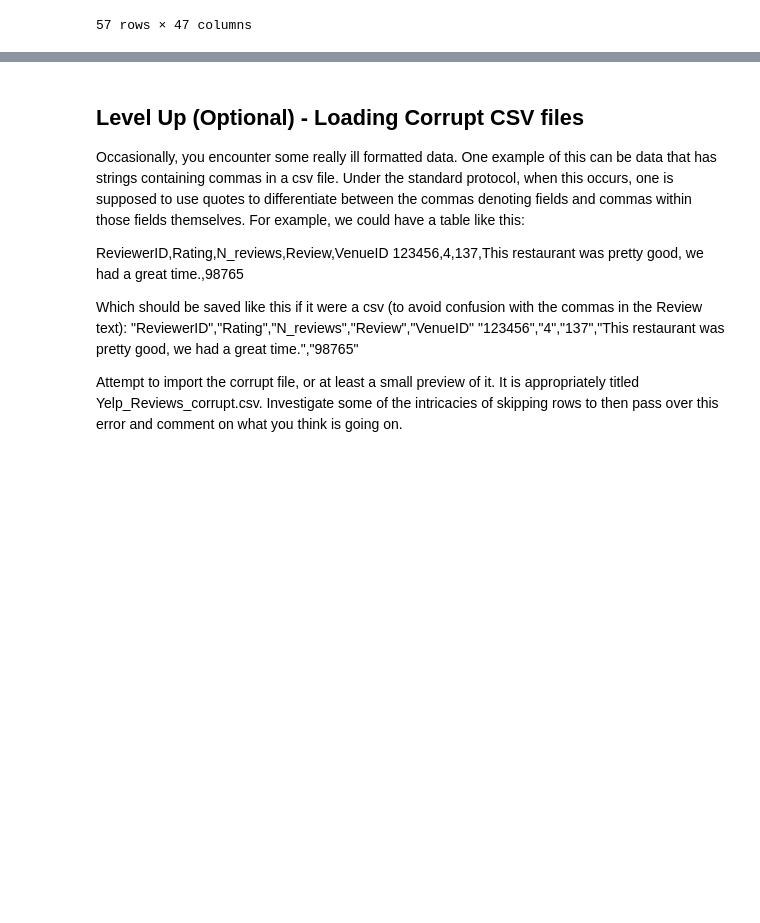
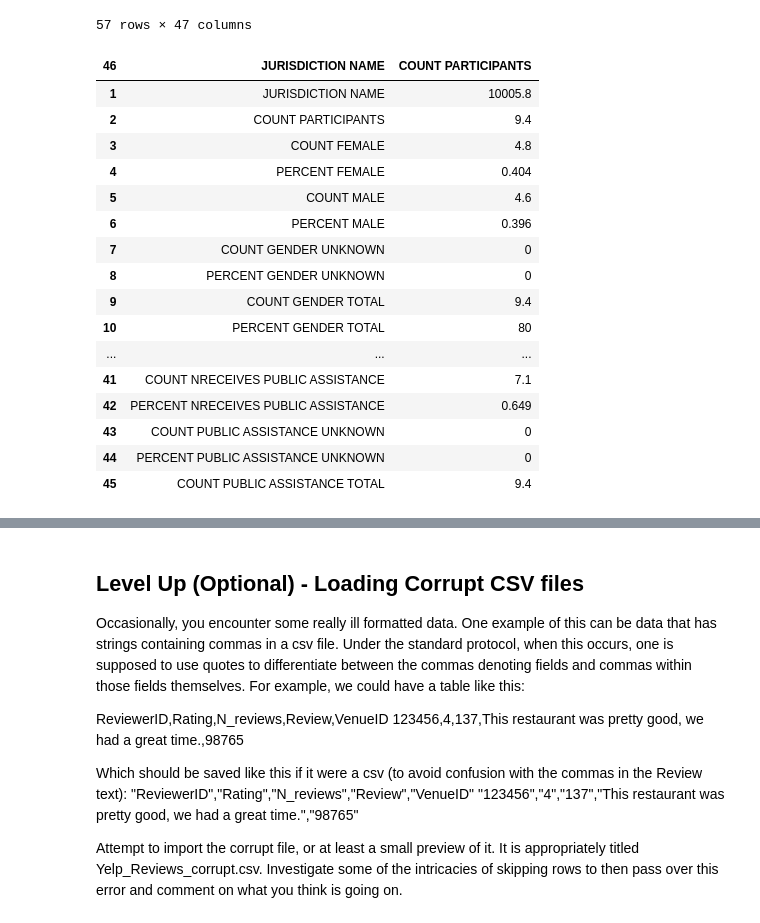
Before and after one commit to kathrinv/dsc-importing-data-using-pandas-lab-nyc-ds-082619, a Jupyter notebook: index.ipynb, the cells around one changed output, grey strips where cells are left out. Cells and saved outputs as stored; diff of their text form; code cells hidden in the pictures; blank space fills up the shorter version.

```diff
--- a/index.ipynb
+++ b/index.ipynb
@@ -91,6 +91,26 @@ zipcode
 # %%
 # Your code here - Clean up the data set
 zipcode_100005 = zipcode.loc[1:45,['JURISDICTION NAME', 'COUNT PARTICIPANTS']]
+# %%
+zipcode_100005
+# %% [output]
+| 46 | JURISDICTION NAME | COUNT PARTICIPANTS |
+| 1 | JURISDICTION NAME | 10005.8 |
+| 2 | COUNT PARTICIPANTS | 9.4 |
+| 3 | COUNT FEMALE | 4.8 |
+| 4 | PERCENT FEMALE | 0.404 |
+| 5 | COUNT MALE | 4.6 |
+| 6 | PERCENT MALE | 0.396 |
+| 7 | COUNT GENDER UNKNOWN | 0 |
+| 8 | PERCENT GENDER UNKNOWN | 0 |
+| 9 | COUNT GENDER TOTAL | 9.4 |
+| 10 | PERCENT GENDER TOTAL | 80 |
+| ... | ... | ... |
+| 41 | COUNT NRECEIVES PUBLIC ASSISTANCE | 7.1 |
+| 42 | PERCENT NRECEIVES PUBLIC ASSISTANCE | 0.649 |
+| 43 | COUNT PUBLIC ASSISTANCE UNKNOWN | 0 |
+| 44 | PERCENT PUBLIC ASSISTANCE UNKNOWN | 0 |
+| 45 | COUNT PUBLIC ASSISTANCE TOTAL | 9.4 |
 # %%
 zipcode
 # %% [output]
```
